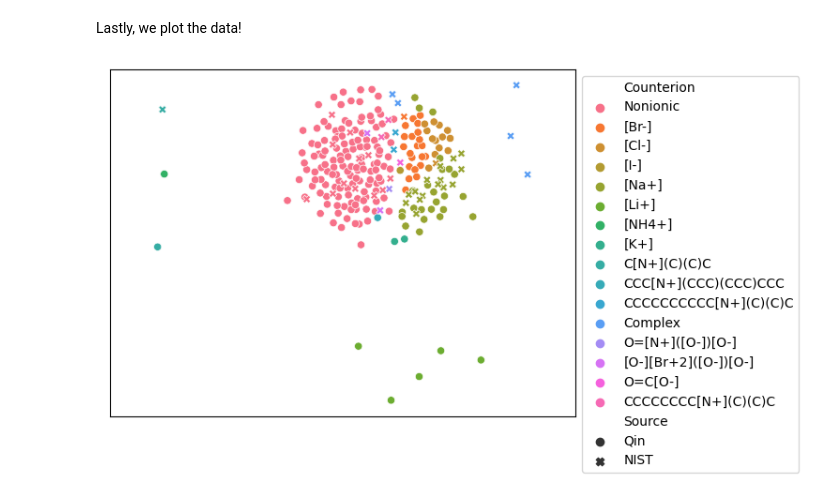
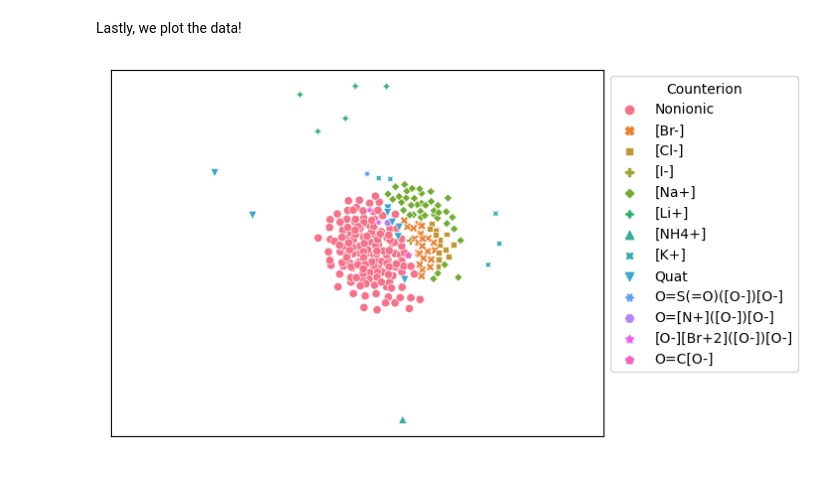
Before and after one commit to a-ws-m/CaMCaNN, a Jupyter notebook: notebooks/kernel-fdg.ipynb, the cells around one changed output. Saved outputs shown, nothing was run; the diff lists cells and outputs as text; code cells hidden in the pictures.

Commit message:
Force-directed graph

```diff
--- a/notebooks/kernel-fdg.ipynb
+++ b/notebooks/kernel-fdg.ipynb
@@ -20,3 +24,11 @@ First we load the data.
 # %%
 kernel_df = pd.read_csv("full_kernel.csv")
 kernel_mat = kernel_df.loc[:, "K0":].values
+# %%
+nist_pred_df = pd.read_csv("uq_nist_pred.csv")
+nist_pred_df["resid"] = nist_pred_df["log CMC"] - nist_pred_df["pred"]
+# Normalise with respect to standard deviations
+nist_pred_df["norm resid"] = nist_pred_df["resid"] / nist_pred_df["stddev"]
+nist_pred_df["cdf"] = norm.cdf(nist_pred_df["norm resid"])
+nist_pred_df["Above 95% CI"] = nist_pred_df["cdf"] > 0.95
+nist_pred_df["Above 95% CI"].sum() / len(nist_pred_df["Above 95% CI"])
@@ -42,3 +66,7 @@ add_cols(kernel_df)
+# %%
+add_cols(kernel_df)
+kernel_df = kernel_df.merge(nist_pred_df, on="Molecule name", how="left")
+kernel_df["Above 95% CI"] = kernel_df["Above 95% CI"].apply(lambda x: x is True)
 # %% [markdown]
 Now we compute the positions and add them to the dataframe.
 # %%
@@ -61,5 +89,5 @@ forceatlas2 = ForceAtlas2(
     verbose=True,
 )
 # %%
-positions = forceatlas2.forceatlas2(kernel_mat, iterations=2000)
+positions = forceatlas2.forceatlas2(kernel_mat, iterations=5000)
 # %% [output]
@@ -78,13 +106,25 @@ kernel_df["Force X"] = positions[:, 0]
 kernel_df["Force Y"] = positions[:, 1]
 # %% [markdown]
 Lastly, we plot the data!
+# %%
+all_counterions = kernel_df["Counterion"].unique()
+counterion_order = list(all_counterions)
 # %%
 fg = sns.scatterplot(
-    kernel_df, x="Force X", y="Force Y", hue="Counterion", style="Source"
+    kernel_df,
+    x="Force X",
+    y="Force Y",
+    style="Counterion",
+    # size="Source",
+    hue="Counterion",
+    # size_order=["NIST", "Qin"],
+    # sizes=(50, 100),
+    hue_order=counterion_order,
+    style_order=counterion_order,
 )
 fg.set(xlabel=None, ylabel=None, xticks=[], yticks=[])
 plt.axis("equal")
 ax = plt.gca()
 sns.move_legend(ax, "upper left", bbox_to_anchor=(1, 1))
 # %% [output]
-[figure, old version]
+[figure, new version]
```
Also changed, not shown: parts of 8 cells of this notebook, 8 other files.
